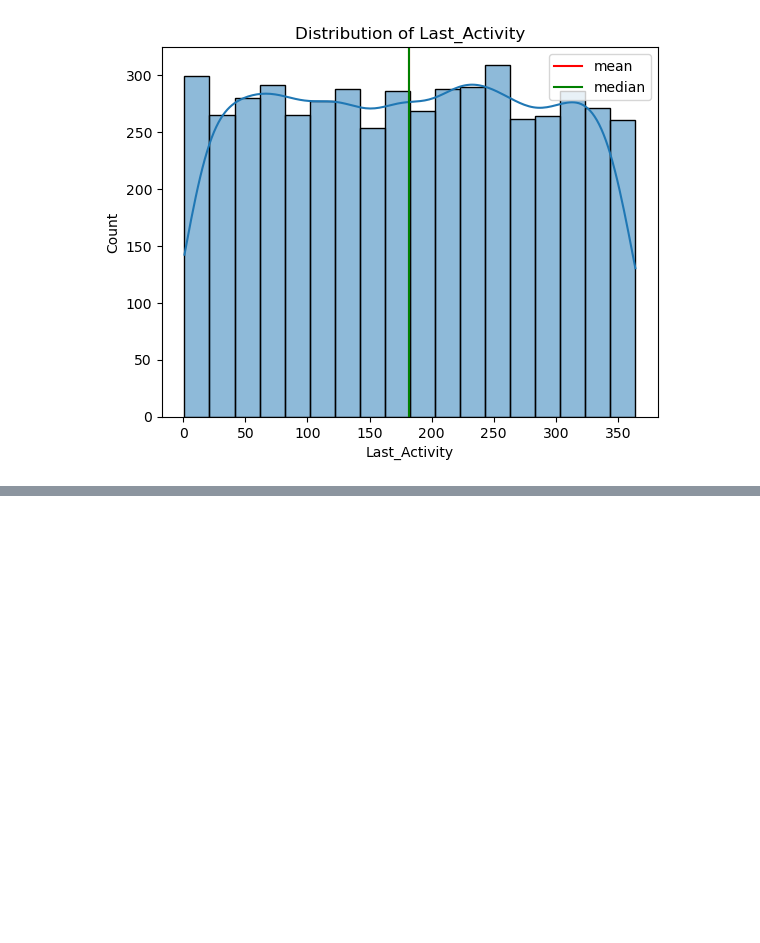
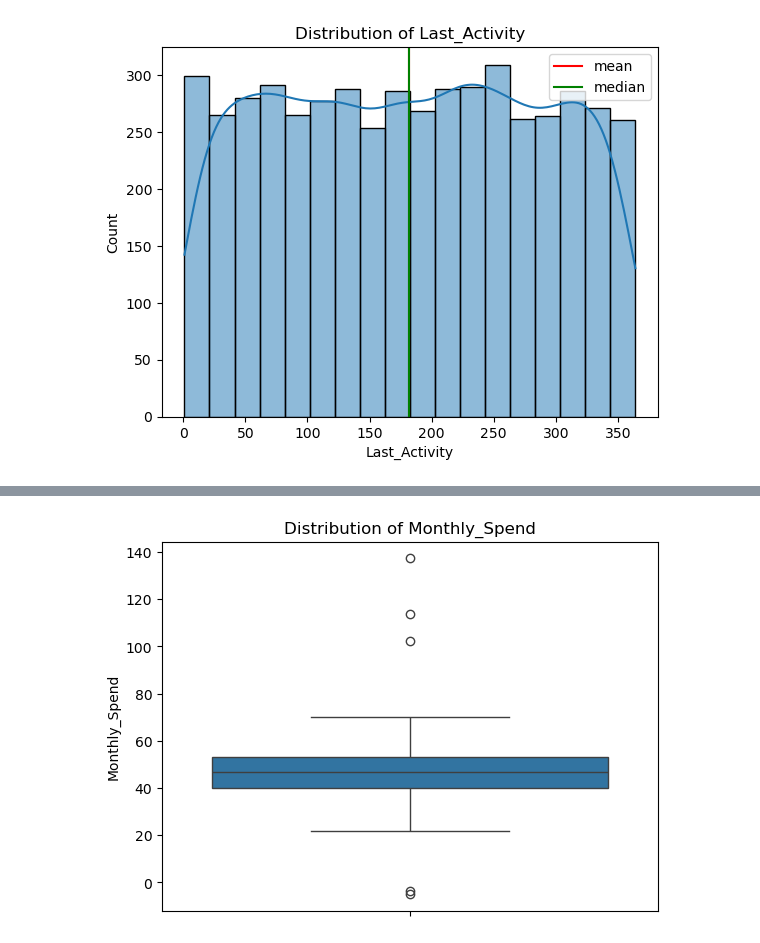
Before and after one commit to Udehlee/customer-retention-ML, a Jupyter notebook: notebooks/streaming_churn_retention.ipynb, the cells around one changed output, grey strips where cells are left out. Saved outputs shown, nothing was run; the diff lists cells and outputs as text; code cells hidden in the pictures; blank space fills up the shorter version.

```diff
--- a/notebooks/streaming_churn_retention.ipynb
+++ b/notebooks/streaming_churn_retention.ipynb
@@ -174,0 +191,4 @@ plot_histogram(df, "Last_Activity")
+# %%
+box_plot(df, "Monthly_Spend")
+# %% [output]
+[figure, added]
```
Also changed, not shown: parts of 21 cells of this notebook, 1 other file.
